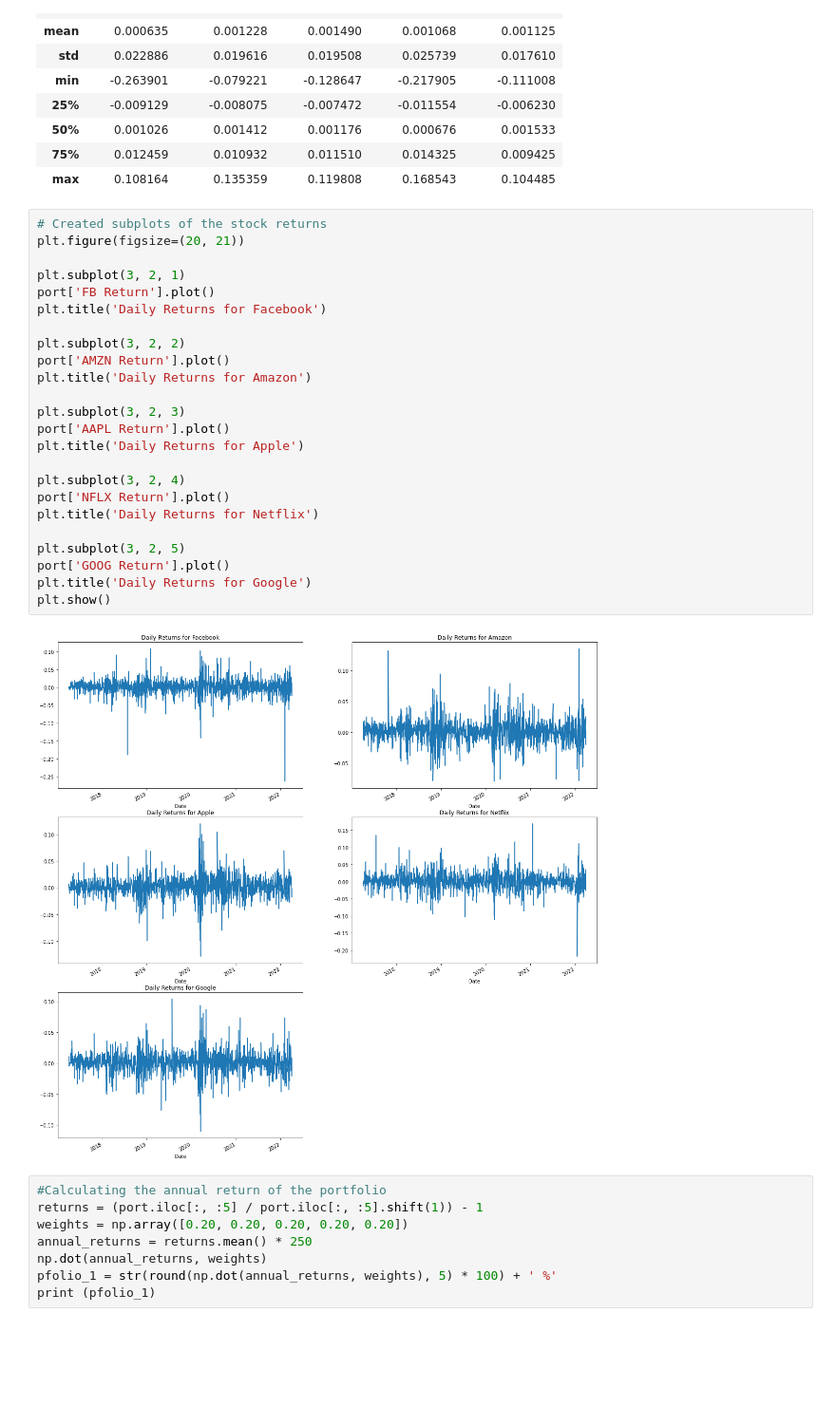
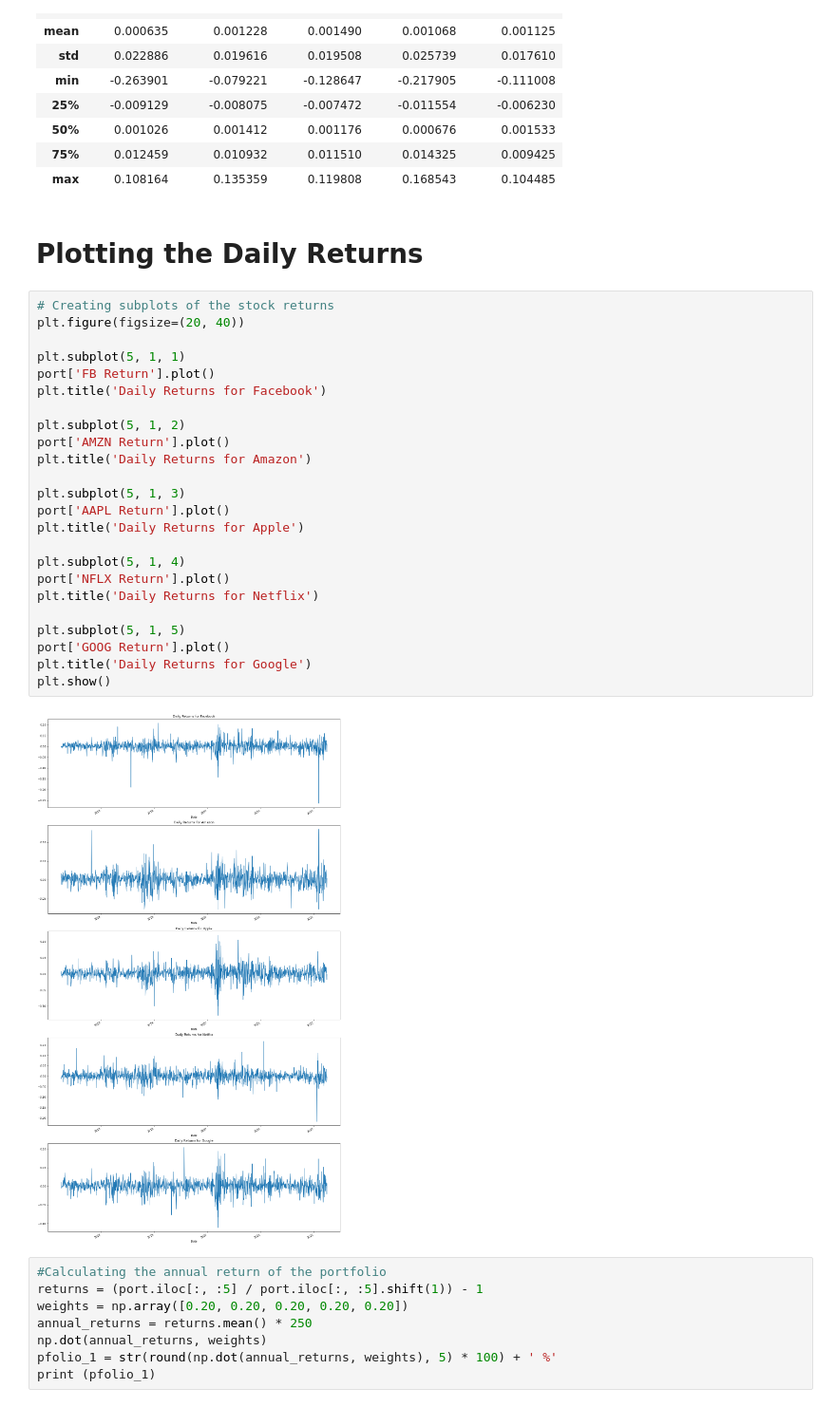
Before and after one commit to JoshuaOD/Projects, a Jupyter notebook: FAANG/Predict Stocks using Monte Carlo Simulation.ipynb, the cells around one changed output. Shown at 95% size. Drawn from its saved outputs; the diff is of its cells as text; blank space fills up the shorter version.

```diff
--- a/FAANG/Predict Stocks using Monte Carlo Simulation.ipynb
+++ b/FAANG/Predict Stocks using Monte Carlo Simulation.ipynb
@@ -135,32 +135,34 @@ daily_returns.describe()
 | 50% | 0.001026 | 0.001412 | 0.001176 | 0.000676 | 0.001533 |
 | 75% | 0.012459 | 0.010932 | 0.011510 | 0.014325 | 0.009425 |
 | max | 0.108164 | 0.135359 | 0.119808 | 0.168543 | 0.104485 |
+# %% [markdown]
+# Plotting the Daily Returns
 # %%
-# Created subplots of the stock returns
-plt.figure(figsize=(20, 21))
+# Creating subplots of the stock returns
+plt.figure(figsize=(20, 40))
 
-plt.subplot(3, 2, 1)
+plt.subplot(5, 1, 1)
 port['FB Return'].plot()
 plt.title('Daily Returns for Facebook')
 
-plt.subplot(3, 2, 2)
+plt.subplot(5, 1, 2)
 port['AMZN Return'].plot()
 plt.title('Daily Returns for Amazon')
 
-plt.subplot(3, 2, 3)
+plt.subplot(5, 1, 3)
 port['AAPL Return'].plot()
 plt.title('Daily Returns for Apple')
 
-plt.subplot(3, 2, 4)
+plt.subplot(5, 1, 4)
 port['NFLX Return'].plot()
 plt.title('Daily Returns for Netflix')
 
-plt.subplot(3, 2, 5)
+plt.subplot(5, 1, 5)
 port['GOOG Return'].plot()
 plt.title('Daily Returns for Google')
 plt.show()
 # %% [output]
-[figure, old version]
+[figure, new version]
 # %%
 #Calculating the annual return of the portfolio
 returns = (port.iloc[:, :5] / port.iloc[:, :5].shift(1)) - 1
```
Also changed, not shown: parts of 20 cells of this notebook.
